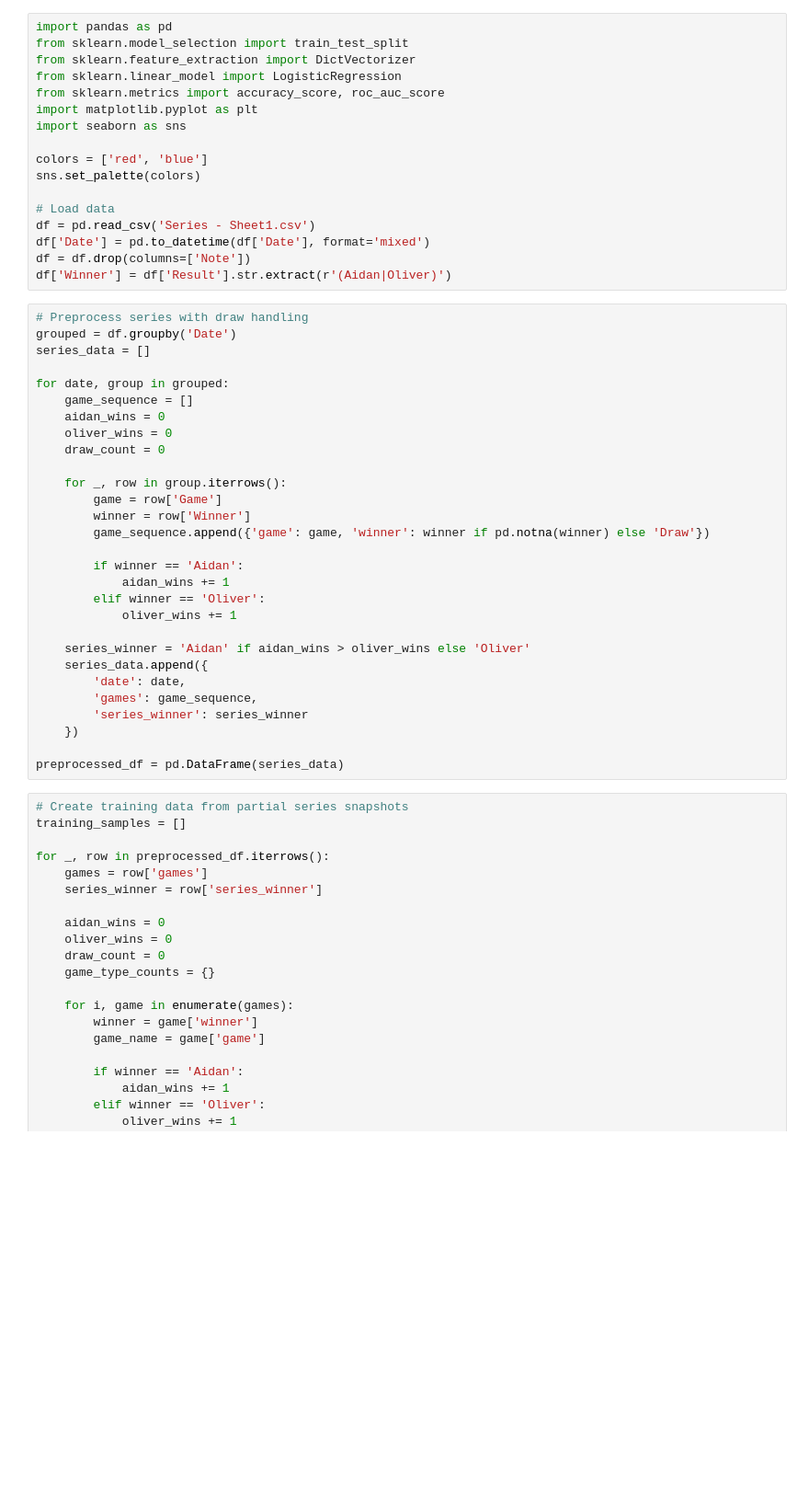
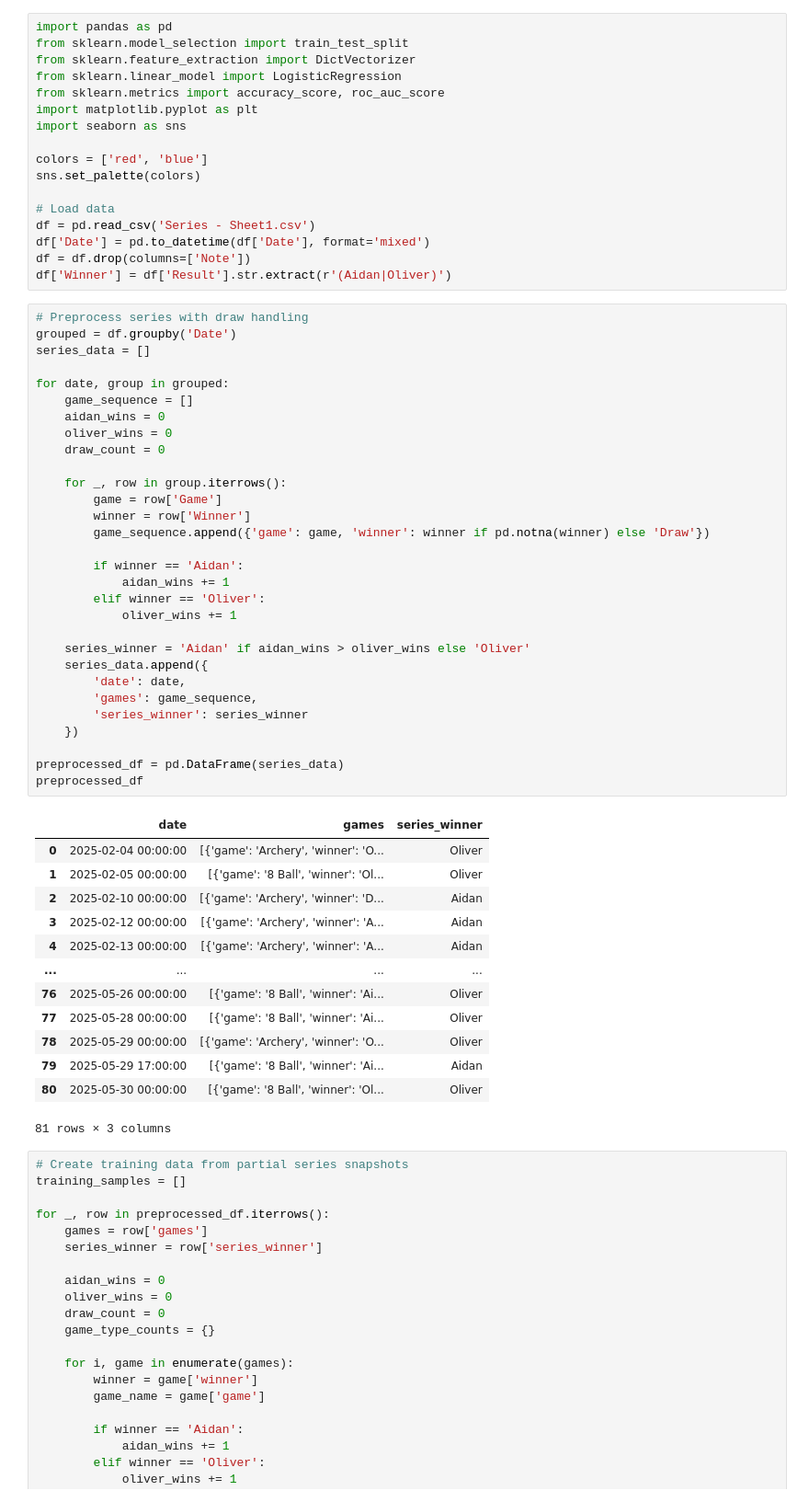
Before and after one commit to otodreas/seriesplotter, a Jupyter notebook: series_live_prediction.ipynb, the cells around one changed output. Shown: that part at 92% size. Cells and saved outputs as stored; diff of their text form; blank space fills up the shorter version.

```diff
--- a/series_live_prediction.ipynb
+++ b/series_live_prediction.ipynb
@@ -21,32 +21,47 @@ df['Winner'] = df['Result'].str.extract(r'(Aidan|Oliver)')
 # %%
 # Preprocess series with draw handling
 grouped = df.groupby('Date')
 series_data = []
 
 for date, group in grouped:
     game_sequence = []
     aidan_wins = 0
     oliver_wins = 0
     draw_count = 0
 
     for _, row in group.iterrows():
         game = row['Game']
         winner = row['Winner']
         game_sequence.append({'game': game, 'winner': winner if pd.notna(winner) else 'Draw'})
 
         if winner == 'Aidan':
             aidan_wins += 1
         elif winner == 'Oliver':
             oliver_wins += 1
 
     series_winner = 'Aidan' if aidan_wins > oliver_wins else 'Oliver'
     series_data.append({
         'date': date,
         'games': game_sequence,
         'series_winner': series_winner
     })
 
 preprocessed_df = pd.DataFrame(series_data)
+preprocessed_df
+# %% [output]
+|  | date | games | series_winner |
+| 0 | 2025-02-04 00:00:00 | [{'game': 'Archery', 'winner': 'O... | Oliver |
+| 1 | 2025-02-05 00:00:00 | [{'game': '8 Ball', 'winner': 'Ol... | Oliver |
+| 2 | 2025-02-10 00:00:00 | [{'game': 'Archery', 'winner': 'D... | Aidan |
+| 3 | 2025-02-12 00:00:00 | [{'game': 'Archery', 'winner': 'A... | Aidan |
+| 4 | 2025-02-13 00:00:00 | [{'game': 'Archery', 'winner': 'A... | Aidan |
+| ... | ... | ... | ... |
+| 76 | 2025-05-26 00:00:00 | [{'game': '8 Ball', 'winner': 'Ai... | Oliver |
+| 77 | 2025-05-28 00:00:00 | [{'game': '8 Ball', 'winner': 'Ai... | Oliver |
+| 78 | 2025-05-29 00:00:00 | [{'game': 'Archery', 'winner': 'O... | Oliver |
+| 79 | 2025-05-29 17:00:00 | [{'game': '8 Ball', 'winner': 'Ai... | Aidan |
+| 80 | 2025-05-30 00:00:00 | [{'game': '8 Ball', 'winner': 'Ol... | Oliver |
+81 rows × 3 columns
 # %%
 # Create training data from partial series snapshots
 training_samples = []
```
Also changed, not shown: parts of 6 cells of this notebook.
